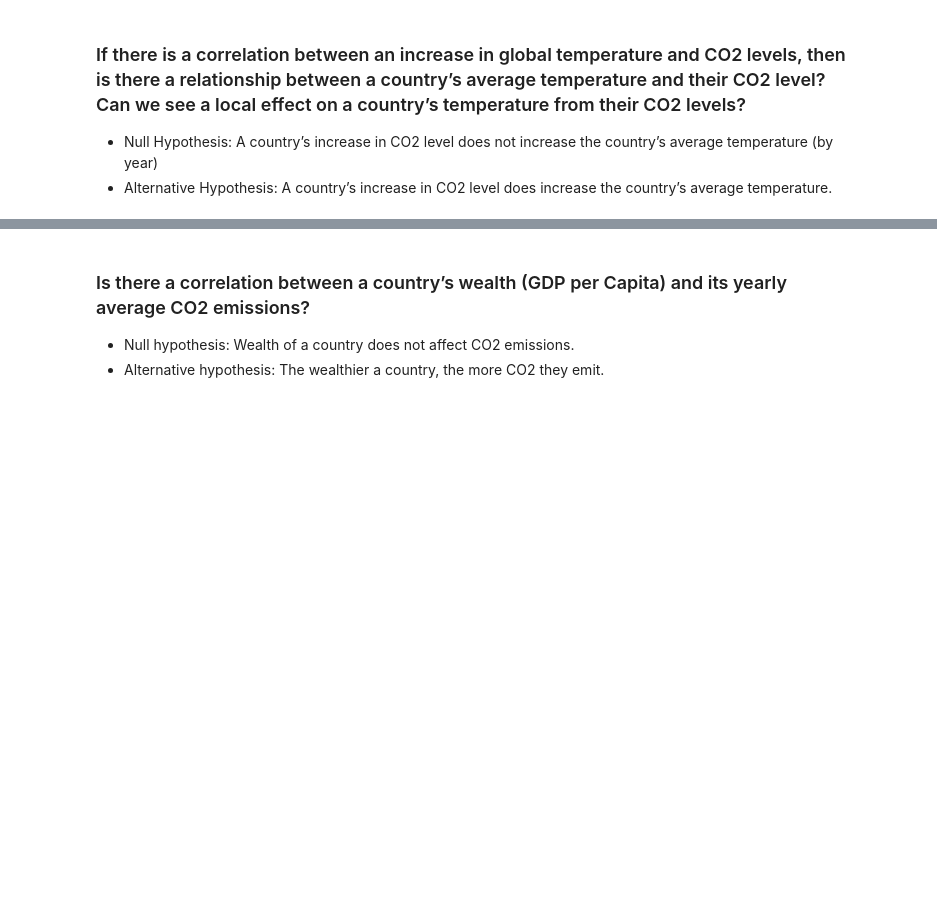
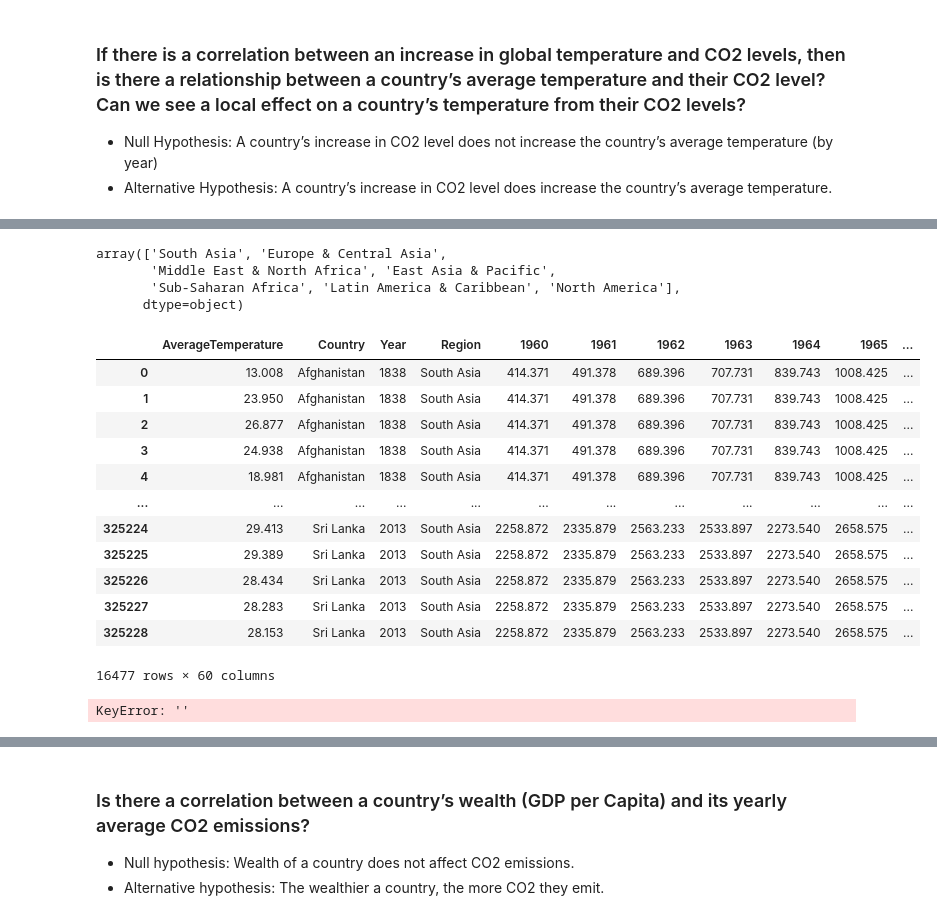
Before and after one commit to Heesu-H/project_1, a Jupyter notebook: ClimateChangePy.ipynb, the cells around one changed output, grey strips where cells are left out. Cells and saved outputs as stored; diff of their text form; code cells hidden in the pictures; blank space fills up the shorter version.

```diff
--- a/ClimateChangePy.ipynb
+++ b/ClimateChangePy.ipynb
@@ -96,0 +214,8 @@ mean_co2_emission.head()
+# %%
+# Print regions
+df_final["Region"].unique()
+# %% [output]
+array(['South Asia', 'Europe & Central Asia',
+       'Middle East & North Africa', 'East Asia & Pacific',
+       'Sub-Saharan Africa', 'Latin America & Caribbean', 'North America'],
+      dtype=object)
@@ -96,0 +231,27 @@ mean_co2_emission.head()
+# %%
+# show df per region, test
+temp_sa
+# %% [output]
+|  | AverageTemperature | Country | Year | Region | 1960 | 1961 | 1962 | 1963 | 1964 | 1965 | ... |
+| 0 | 13.008 | Afghanistan | 1838 | South Asia | 414.371 | 491.378 | 689.396 | 707.731 | 839.743 | 1008.425 | ... |
+| 1 | 23.950 | Afghanistan | 1838 | South Asia | 414.371 | 491.378 | 689.396 | 707.731 | 839.743 | 1008.425 | ... |
+| 2 | 26.877 | Afghanistan | 1838 | South Asia | 414.371 | 491.378 | 689.396 | 707.731 | 839.743 | 1008.425 | ... |
+| 3 | 24.938 | Afghanistan | 1838 | South Asia | 414.371 | 491.378 | 689.396 | 707.731 | 839.743 | 1008.425 | ... |
+| 4 | 18.981 | Afghanistan | 1838 | South Asia | 414.371 | 491.378 | 689.396 | 707.731 | 839.743 | 1008.425 | ... |
+| ... | ... | ... | ... | ... | ... | ... | ... | ... | ... | ... | ... |
+| 325224 | 29.413 | Sri Lanka | 2013 | South Asia | 2258.872 | 2335.879 | 2563.233 | 2533.897 | 2273.540 | 2658.575 | ... |
+| 325225 | 29.389 | Sri Lanka | 2013 | South Asia | 2258.872 | 2335.879 | 2563.233 | 2533.897 | 2273.540 | 2658.575 | ... |
+| 325226 | 28.434 | Sri Lanka | 2013 | South Asia | 2258.872 | 2335.879 | 2563.233 | 2533.897 | 2273.540 | 2658.575 | ... |
+| 325227 | 28.283 | Sri Lanka | 2013 | South Asia | 2258.872 | 2335.879 | 2563.233 | 2533.897 | 2273.540 | 2658.575 | ... |
+| 325228 | 28.153 | Sri Lanka | 2013 | South Asia | 2258.872 | 2335.879 | 2563.233 | 2533.897 | 2273.540 | 2658.575 | ... |
+16477 rows × 60 columns
+# %%
+x_sa = temp_sa[""]
+y_sa = ["AverageTemperature"]
+plt.plot(x_sa, y_sa)
+
+for x in temp_sa:
+    # Plot the CO2/Life expectancy data of each country
+    plt.scatter(co2_dict[x], lf_dict[x], alpha=0.5)
+# %% [output]
+KeyError: ''
```
Also changed, not shown: parts of 26 cells of this notebook.
